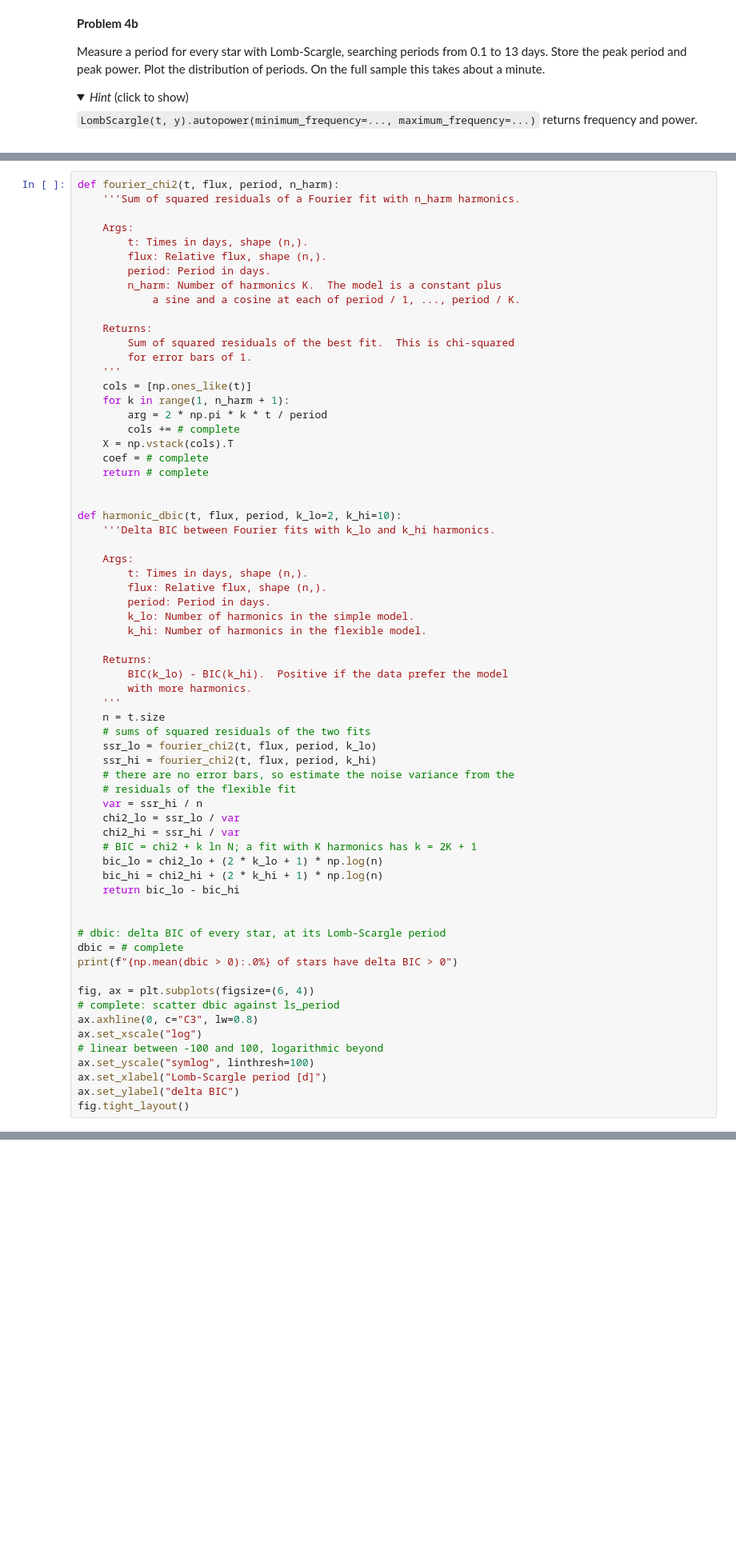
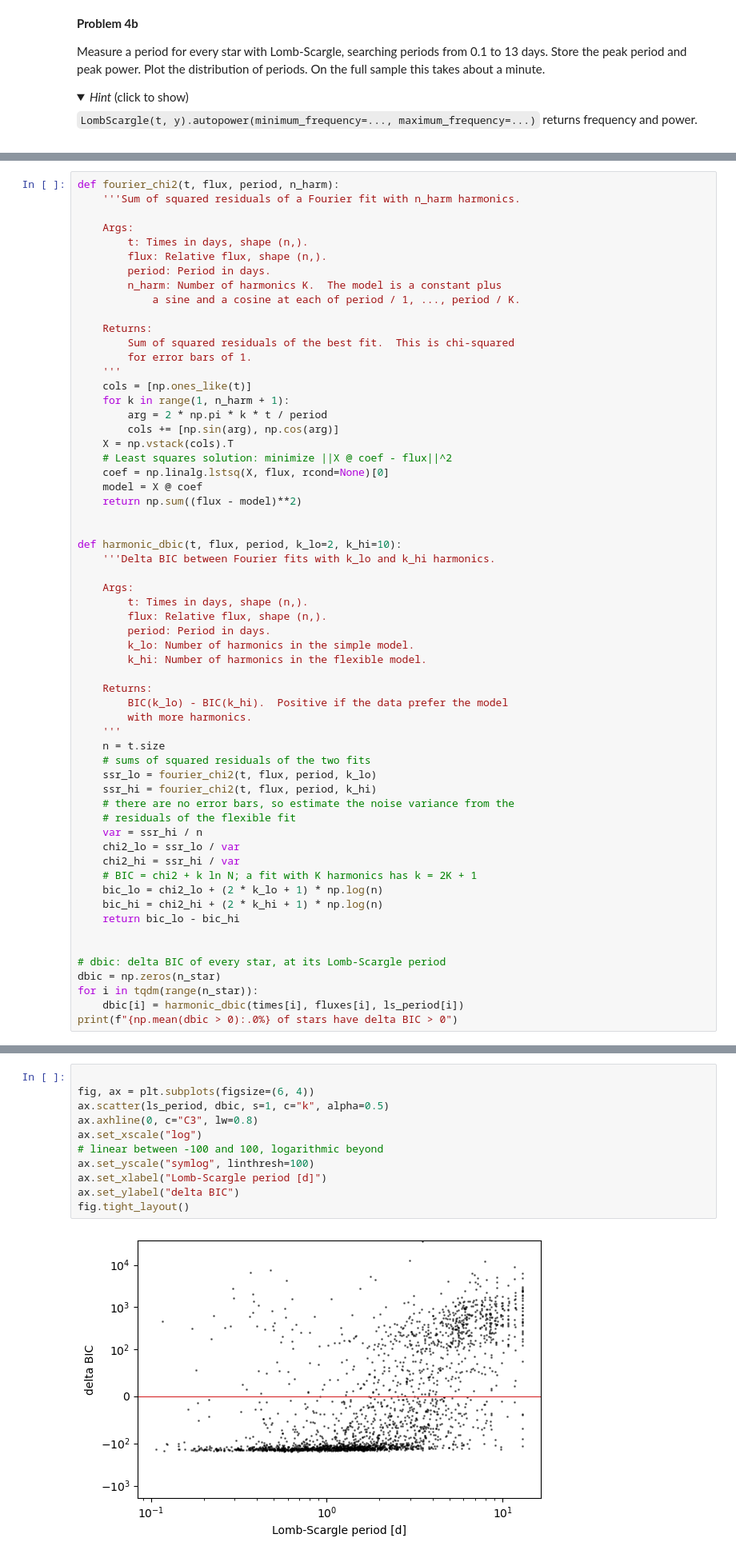
Before and after one commit to ullas-bhat/Session-27, a Jupyter notebook: Day2/MatchedFiltering.ipynb, the cells around one changed output, grey strips where cells are left out. Shown at 80% size. Saved outputs shown, nothing was run; the diff lists cells and outputs as text; folded sections open; blank space fills up the shorter version.

```diff
--- a/Day2/MatchedFiltering.ipynb
+++ b/Day2/MatchedFiltering.ipynb
@@ -1165,10 +1189,12 @@ def fourier_chi2(t, flux, period, n_harm):
     cols = [np.ones_like(t)]
     for k in range(1, n_harm + 1):
         arg = 2 * np.pi * k * t / period
-        cols += # complete
+        cols += [np.sin(arg), np.cos(arg)]
     X = np.vstack(cols).T
-    coef = # complete
-    return # complete
+    # Least squares solution: minimize ||X @ coef - flux||^2
+    coef = np.linalg.lstsq(X, flux, rcond=None)[0]
+    model = X @ coef
+    return np.sum((flux - model)**2)
 
 
 def harmonic_dbic(t, flux, period, k_lo=2, k_hi=10):
@@ -1201,15 +1227,7 @@ def harmonic_dbic(t, flux, period, k_lo=2, k_hi=10):
 
 
 # dbic: delta BIC of every star, at its Lomb-Scargle period
-dbic = # complete
+dbic = np.zeros(n_star)
+for i in tqdm(range(n_star)):
+    dbic[i] = harmonic_dbic(times[i], fluxes[i], ls_period[i])
 print(f"{np.mean(dbic > 0):.0%} of stars have delta BIC > 0")
-
-fig, ax = plt.subplots(figsize=(6, 4))
-# complete: scatter dbic against ls_period
-ax.axhline(0, c="C3", lw=0.8)
-ax.set_xscale("log")
-# linear between -100 and 100, logarithmic beyond
-ax.set_yscale("symlog", linthresh=100)
-ax.set_xlabel("Lomb-Scargle period [d]")
-ax.set_ylabel("delta BIC")
-fig.tight_layout()
@@ -1216,3 +1236,16 @@ fig.tight_layout()
+# %%
+
+fig, ax = plt.subplots(figsize=(6, 4))
+ax.scatter(ls_period, dbic, s=1, c="k", alpha=0.5)
+ax.axhline(0, c="C3", lw=0.8)
+ax.set_xscale("log")
+# linear between -100 and 100, logarithmic beyond
+ax.set_yscale("symlog", linthresh=100)
+ax.set_xlabel("Lomb-Scargle period [d]")
+ax.set_ylabel("delta BIC")
+fig.tight_layout()
+# %% [output]
+[figure, added]
 # %% [markdown]
 *Provide your answer to Problem 4c here*
 # %% [markdown]
```
Also changed, not shown: parts of 14 cells of this notebook, 2 other files.
